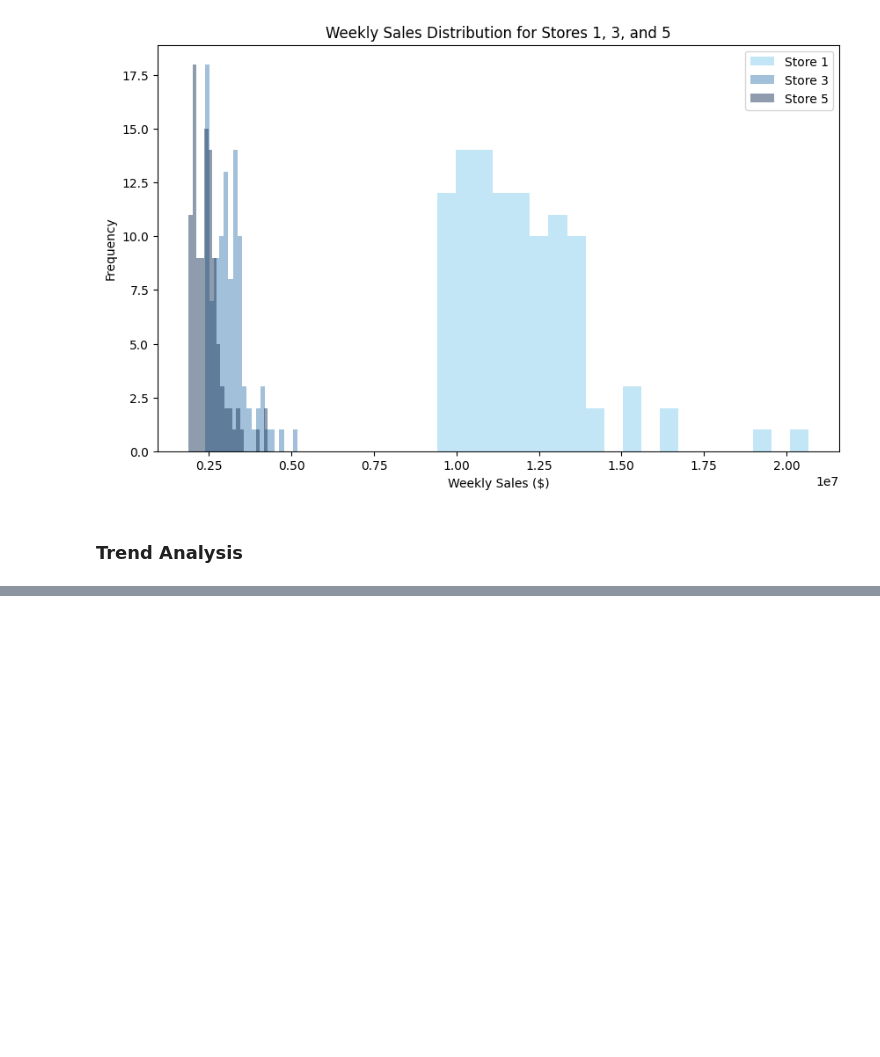
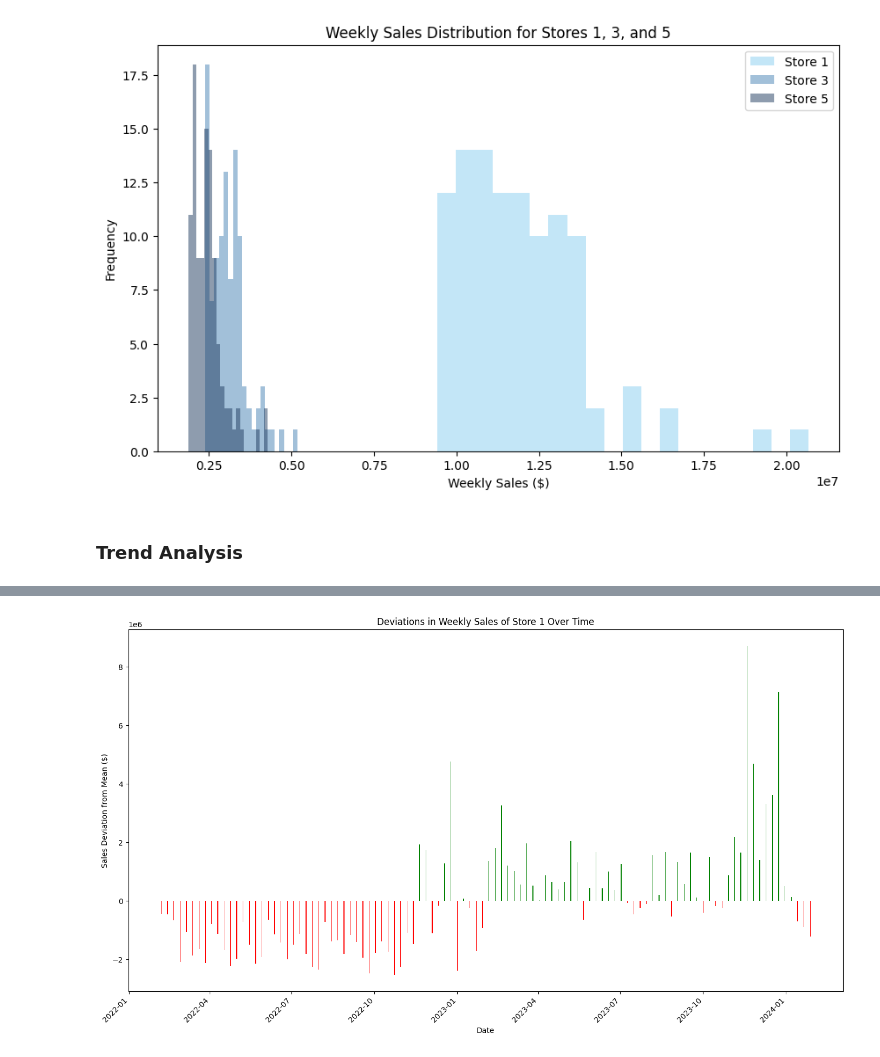
Before and after one commit to saulzmtz/ds, a Jupyter notebook: leaningTower1.ipynb, the cells around one changed output, grey strips where cells are left out. Saved outputs shown, nothing was run; the diff lists cells and outputs as text; code cells hidden in the pictures; blank space fills up the shorter version.

```diff
--- a/leaningTower1.ipynb
+++ b/leaningTower1.ipynb
@@ -368,0 +405,28 @@ WARNING:matplotlib.font_manager:findfont: Font family 'Times New Roman' not foun
+# %%
+import matplotlib.pyplot as plt
+
+# Filter data for store 1
+store_1_data = data[data['Store'] == 1].sort_values(by='Date')
+
+# Calculate the deviation from the mean weekly sales
+mean_sales = store_1_data['Weekly_Sales'].mean()
+store_1_data['Sales_Deviation'] = store_1_data['Weekly_Sales'] - mean_sales
+
+# Set up the plot
+plt.figure(figsize=(14, 8))
+
+# Plot the deviations as a divergent bar chart
+plt.bar(store_1_data['Date'], store_1_data['Sales_Deviation'],
+        color=store_1_data['Sales_Deviation'].apply(lambda x: 'red' if x < 0 else 'green'))
+
+# Format the plot
+plt.title('Deviations in Weekly Sales of Store 1 Over Time')
+plt.xlabel('Date')
+plt.ylabel('Sales Deviation from Mean ($)')
+plt.xticks(rotation=45, ha='right')  # Rotate tick labels to prevent overlap
+plt.tight_layout()
+
+# Show the plot
+plt.show()
+# %% [output]
+[figure, added]
```
Also changed, not shown: parts of 22 cells of this notebook.
